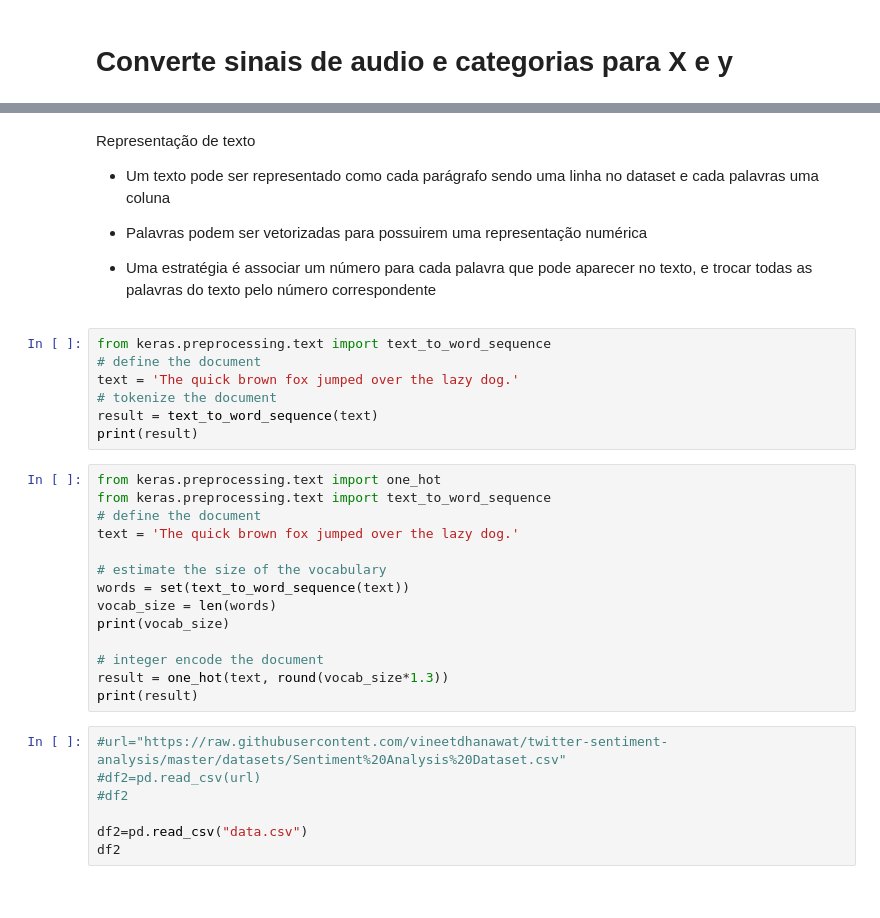
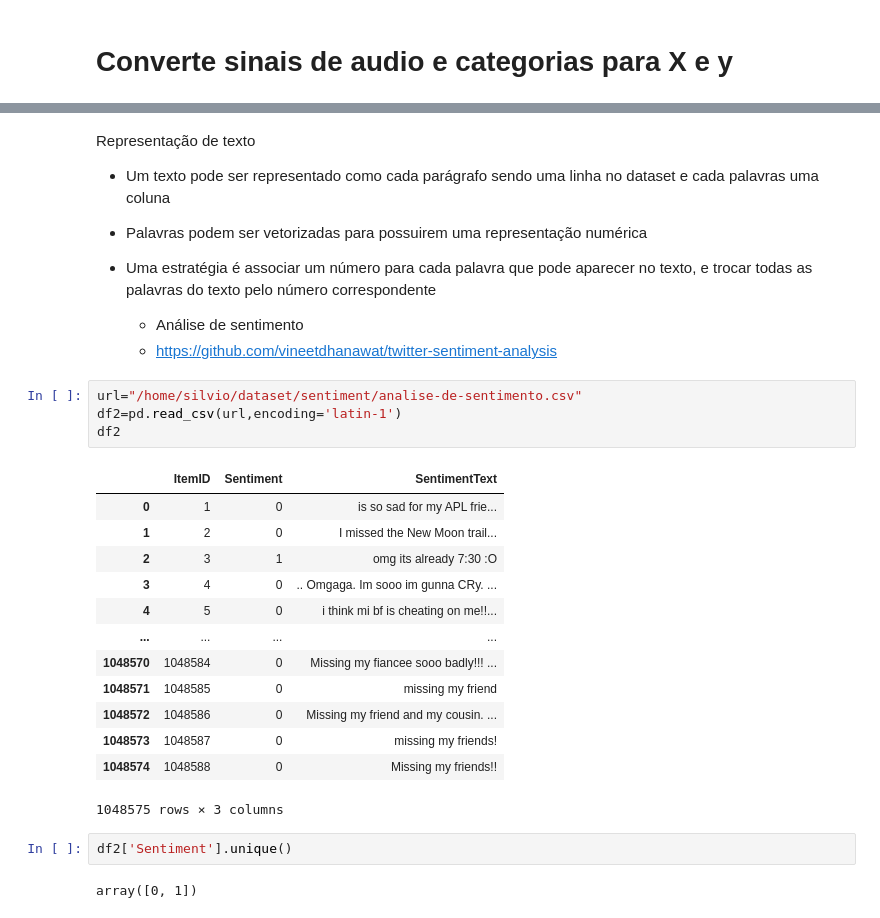
Before and after one commit to PedroNunes92/15-DeepLearning, a Jupyter notebook: Aula4/representacao-de-dados.ipynb, the cells around one changed output, grey strips where cells are left out. Drawn from its saved outputs; the diff is of its cells as text.

```diff
--- a/Aula4/representacao-de-dados.ipynb
+++ b/Aula4/representacao-de-dados.ipynb
@@ -529,31 +542,28 @@ Representação de texto
 * Palavras podem ser vetorizadas para possuirem uma representação numérica
 
 * Uma estratégia é associar um número para cada palavra que pode aparecer no texto, e trocar todas as palavras do texto pelo número correspondente
+
+    * Análise de sentimento
+    * https://github.com/vineetdhanawat/twitter-sentiment-analysis
-# %%
-from keras.preprocessing.text import text_to_word_sequence
-# define the document
-text = 'The quick brown fox jumped over the lazy dog.'
-# tokenize the document
-result = text_to_word_sequence(text)
-print(result)
-# %%
-from keras.preprocessing.text import one_hot
-from keras.preprocessing.text import text_to_word_sequence
-# define the document
-text = 'The quick brown fox jumped over the lazy dog.'
-
-# estimate the size of the vocabulary
-words = set(text_to_word_sequence(text))
-vocab_size = len(words)
-print(vocab_size)
-
-# integer encode the document
-result = one_hot(text, round(vocab_size*1.3))
-print(result)
-# %%
-#url="https://raw.githubusercontent.com/vineetdhanawat/twitter-sentiment-analysis/master/datasets/Sentiment%20Analysis%20Dataset.csv"
-#df2=pd.read_csv(url)
-#df2
-
-df2=pd.read_csv("data.csv")
-df2
+# %%
+url="/home/silvio/dataset/sentiment/analise-de-sentimento.csv"
+df2=pd.read_csv(url,encoding='latin-1')
+df2
+# %% [output]
+|  | ItemID | Sentiment | SentimentText |
+| 0 | 1 | 0 | is so sad for my APL frie... |
+| 1 | 2 | 0 | I missed the New Moon trail... |
+| 2 | 3 | 1 | omg its already 7:30 :O |
+| 3 | 4 | 0 | .. Omgaga. Im sooo im gunna CRy. ... |
+| 4 | 5 | 0 | i think mi bf is cheating on me!!... |
+| ... | ... | ... | ... |
+| 1048570 | 1048584 | 0 | Missing my fiancee sooo badly!!! ... |
+| 1048571 | 1048585 | 0 | missing my friend |
+| 1048572 | 1048586 | 0 | Missing my friend and my cousin. ... |
+| 1048573 | 1048587 | 0 | missing my friends! |
+| 1048574 | 1048588 | 0 | Missing my friends!! |
+1048575 rows × 3 columns
+# %%
+df2['Sentiment'].unique()
+# %% [output]
+array([0, 1])
```
Also changed, not shown: parts of 46 cells of this notebook.
